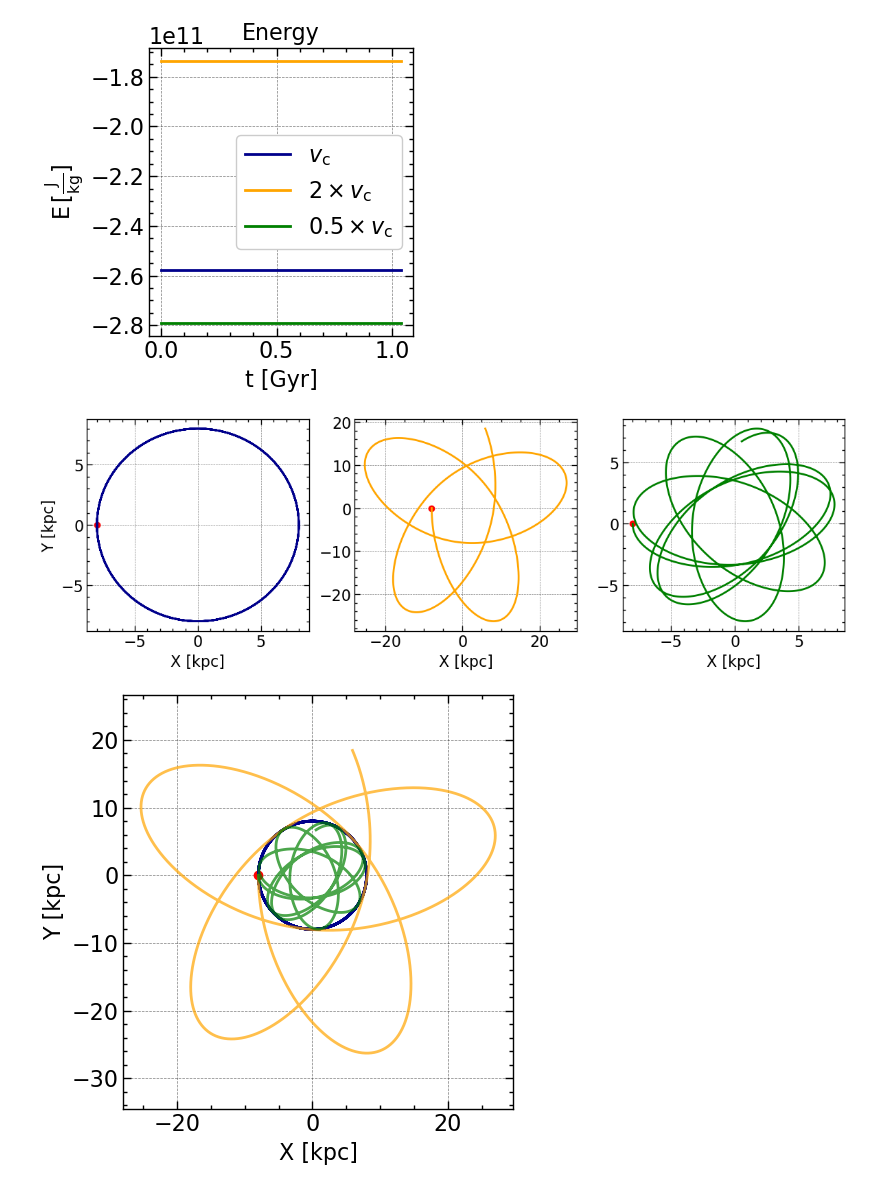
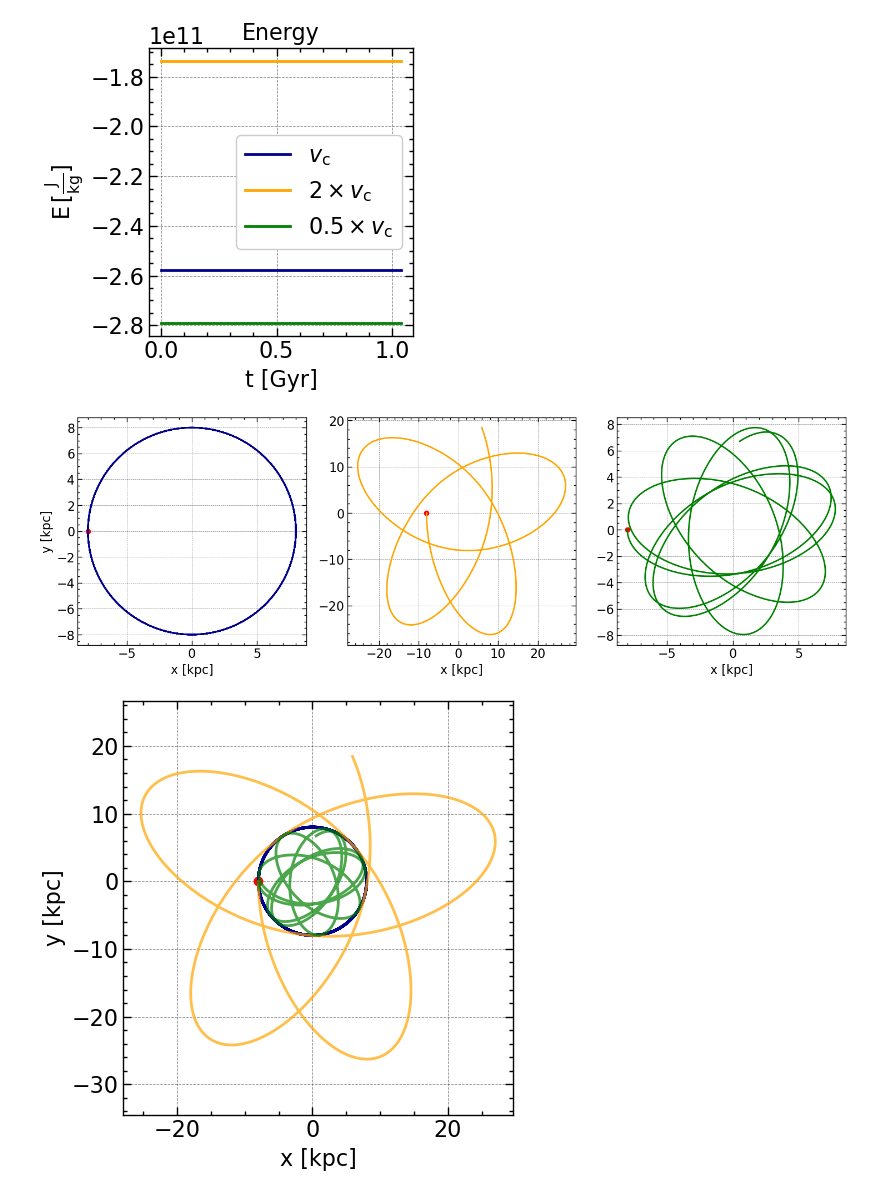
Before and after one commit to Jitskeverheecke/TANA_Project, a Jupyter notebook: project.ipynb, the cells around one changed output. Cells and saved outputs as stored; diff of their text form; code cells hidden in the pictures.

```diff
--- a/project.ipynb
+++ b/project.ipynb
@@ -376,7 +341,7 @@ Compute a histogram for different radii
 # %%
 n_bins = 28
 bins = np.logspace(np.log10(r_min.value), np.log10(r_max.value), n_bins)*kpc
-r_j_ = 1/2* (bins[1:] + bins[:-1])
+r_j = 1/2* (bins[1:] + bins[:-1])
 # %%
 counts, _ = np.histogram(r.value, bins=bins.value)
 vol = (4/3) * np.pi * (bins[1:]**3 - bins[:-1]**3)
@@ -908,27 +908,28 @@ plt.show()
 [figure]
 # %%
 plt.close('all')
-fig, axes = plt.subplots(1, 3, figsize=(12,4))
+fig, axes = plt.subplots(1, 3, figsize=(15,5))
 axes[0].plot(x_P, y_P, color='darkblue')
 axes[0].scatter(r_0*np.cos(phi), r_0*np.sin(phi), color='red')
-axes[0].set_xlabel('X [kpc]')
-axes[0].set_ylabel('Y [kpc]')
+axes[0].set_xlabel('x [kpc]')
+axes[0].set_ylabel('y [kpc]')
 
 axes[1].plot(x_1P, y_1P, color='orange')
 axes[1].scatter(r_0*np.cos(phi), r_0*np.sin(phi), color='red')
-axes[1].set_xlabel('X [kpc]')
-#axes[1].set_ylabel('Y [kpc]')
+axes[1].set_xlabel('x [kpc]')
+#axes[1].set_ylabel('y [kpc]')
 
 axes[2].plot(x_2P, y_2P, color='green')
 axes[2].scatter(r_0*np.cos(phi), r_0*np.sin(phi), color='red')
-axes[2].set_xlabel('X [kpc]')
-#axes[2].set_ylabel('Y [kpc]')
+axes[2].set_xlabel('x [kpc]')
+#axes[2].set_ylabel('y [kpc]')
 
 plt.tight_layout()
-plt.savefig('Figures/Orbits_in_Einasto_Potential_8kpc.pdf', bbox_inches='tight')
+#plt.savefig('Figures/Orbits_in_Einasto_Potential_8kpc.pdf', bbox_inches='tight')
+plt.savefig('Paper/Figures/Orbits_in_Einasto_Potential_8kpc.png', bbox_inches='tight', dpi=300)
 plt.show()
 # %% [output]
-[figure, old version]
+[figure, new version]
 # %%
 plt.close('all')
 plt.figure(figsize=(5,5))
@@ -936,12 +937,13 @@ plt.plot(x_P, y_P, color='darkblue')
 plt.plot(x_1P, y_1P, color='orange', alpha =0.7)
 plt.plot(x_2P, y_2P, color='green', alpha=0.7)
 plt.scatter(r_0*np.cos(phi), r_0*np.sin(phi), color='red')
-plt.xlabel('X [kpc]')
-plt.ylabel('Y [kpc]')
+plt.xlabel('x [kpc]')
+plt.ylabel('y [kpc]')
 plt.axis('equal')
 #plt.legend()
 plt.tight_layout()
-plt.savefig('Figures/Orbits_in_Einasto_Potential_Overlay_8kpc.pdf', bbox_inches='tight')
+#plt.savefig('Figures/Orbits_in_Einasto_Potential_Overlay_8kpc.pdf', bbox_inches='tight')
+plt.savefig('Paper/Figures/Orbits_in_Einasto_Potential_Overlay_8kpc.png', bbox_inches='tight', dpi=300)
 plt.show()
 # %% [output]
-[figure, old version]
+[figure, new version]
```
Also changed, not shown: parts of 15 cells of this notebook, 14 other files.
